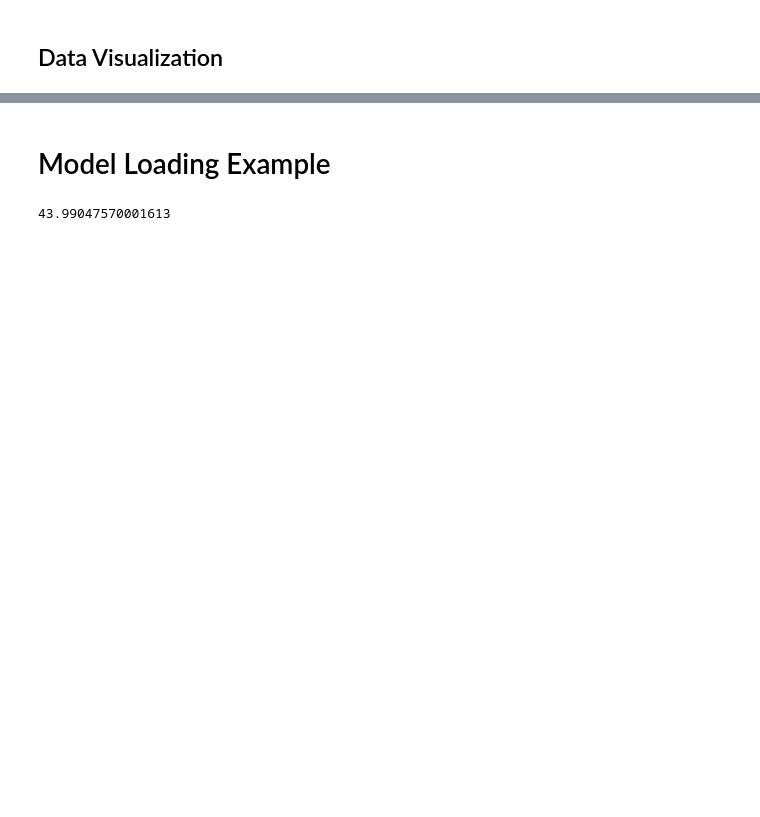
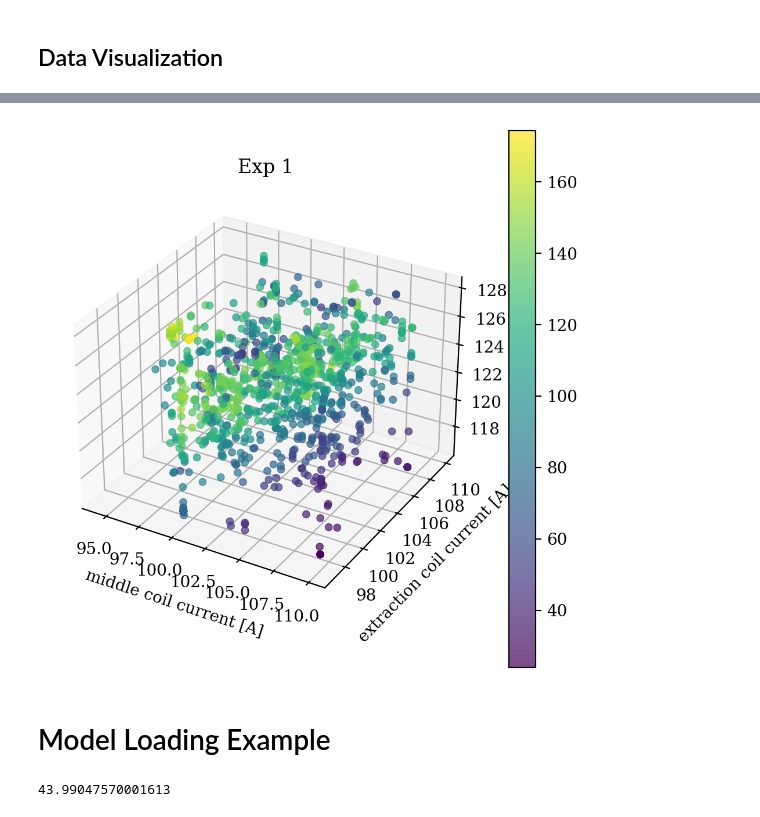
Before and after one commit to yubinhu/Venus-Exploration, a Jupyter notebook: New Data/AnalyzeNewData.ipynb, the cells around one changed output, grey strips where cells are left out. Cells and saved outputs as stored; diff of their text form; code cells hidden in the pictures; blank space fills up the shorter version.

```diff
--- a/New Data/AnalyzeNewData.ipynb
+++ b/New Data/AnalyzeNewData.ipynb
@@ -85,2 +87,16 @@ for setnum in range(len(dataset)):
 # %% [markdown]
 ## Data Visualization
+# %%
+from dataclasses import dataclass
+from typing import Optional
+@dataclass
+class Frame3D:
+    xmin: Optional[float] = None
+    xmax: Optional[float] = None
+    ymin: Optional[float] = None
+    ymax: Optional[float] = None
+    zmin: Optional[float] = None
+    zmax: Optional[float] = None
+    xlabel: str = "x"
+    ylabel: str = "y"
+    zlabel: str = "z"
@@ -125,3 +113,65 @@ plt.show()
+# %%
+import numpy as np
+frame = Frame3D(95, 110, 97, 110, 117, 130,
+                )
+frame = Frame3D(xmin=90, xlabel='middle coil current [A]',
+                ylabel='extraction coil current [A]',
+                zlabel='other coil current [A]')
+
+def plot4d_data(X: np.ndarray, y: np.ndarray, frame=Frame3D(), best_highlight=False, title="test", c_label="", save=False):
+    """Plot 4 Dimensional Data. Optionally saves to "{title}.png"
+
+    Args:
+        X (np.ndarray): Data matrix. Shape (N, 3), where N is the number of data points
+        y (np.ndarray): Label matrix. Shape (N, )
+        frame (Frame3D, optional): 3D frame of the plot. Any limit not set in frame will be auto fitted.
+        best_highlight (bool, optional): Highlight the point with largest y value. Defaults to False.
+        title (str, optional): Title of the plot. Defaults to "test".
+        c_label (str, optional): Colorbar label. Defaults to empty string.
+        save (bool, optional): Choose to save image. Defaults to False.
+    """
+    assert X.shape[0] == y.shape[0]
+
+    if len(y.shape) > 1:
+            # TODO: plot points with different sizes as the 5th dimension
+            raise NotImplementedError()
+
+    xpts, ypts, zpts, sizepts, magpts = list(X[:,0]), list(X[:,1]), list(X[:,2]), list(np.zeros_like(X[:,0])), list(y)
+
+    # plotting
+    fig = plt.figure(figsize=(6, 6))
+    ax = fig.add_subplot(111, projection='3d')
+
+
+    xr, yr, zr, sr, mr = xpts[:],  ypts[:],  zpts[:], sizepts[:], magpts[:]
+    if best_highlight:
+        # seperate the best from the rest
+        bi = np.argmax(magpts) # best index
+        xb, yb, zb, sb, mb = xr.pop(bi),  yr.pop(bi),  zr.pop(bi), sr.pop(bi), mr.pop(bi)
+
+    graph = ax.scatter(xr, yr, zr,
+            c=mr, vmin=min(magpts),vmax=max(magpts), linewidths=0.5, alpha=.7)
+    if best_highlight:
+        ax.scatter(xb, yb, zb,
+                c=mb, vmin=min(magpts),vmax=max(magpts), edgecolor='red', linewidths=0.5, alpha=.7)
+
+    cbar = fig.colorbar(graph)
+    cbar.set_label(c_label)
+    ax.set_xlabel(frame.xlabel)
+    ax.set_ylabel(frame.ylabel)
+    ax.set_zlabel(frame.zlabel)
+
+    if frame.xmin and frame.xmax: ax.set_xlim([frame.xmin,frame.xmax])
+    if frame.ymin and frame.ymax: ax.set_ylim([frame.ymin,frame.ymax])
+    if frame.zmin and frame.zmax: ax.set_zlim([frame.zmin,frame.zmax])
+
+    plt.title(title)
+    if save: plt.savefig(title+".png")
+    plt.show()
+
+plot4d_data(X, y, frame=frame, best_highlight=True, title="Exp %s"%run_idx, )
+# %% [output]
+[figure, added]
 # %% [markdown]
 # Model Loading Example
 # %%
```
Also changed, not shown: parts of 5 cells of this notebook, 12 other files.
